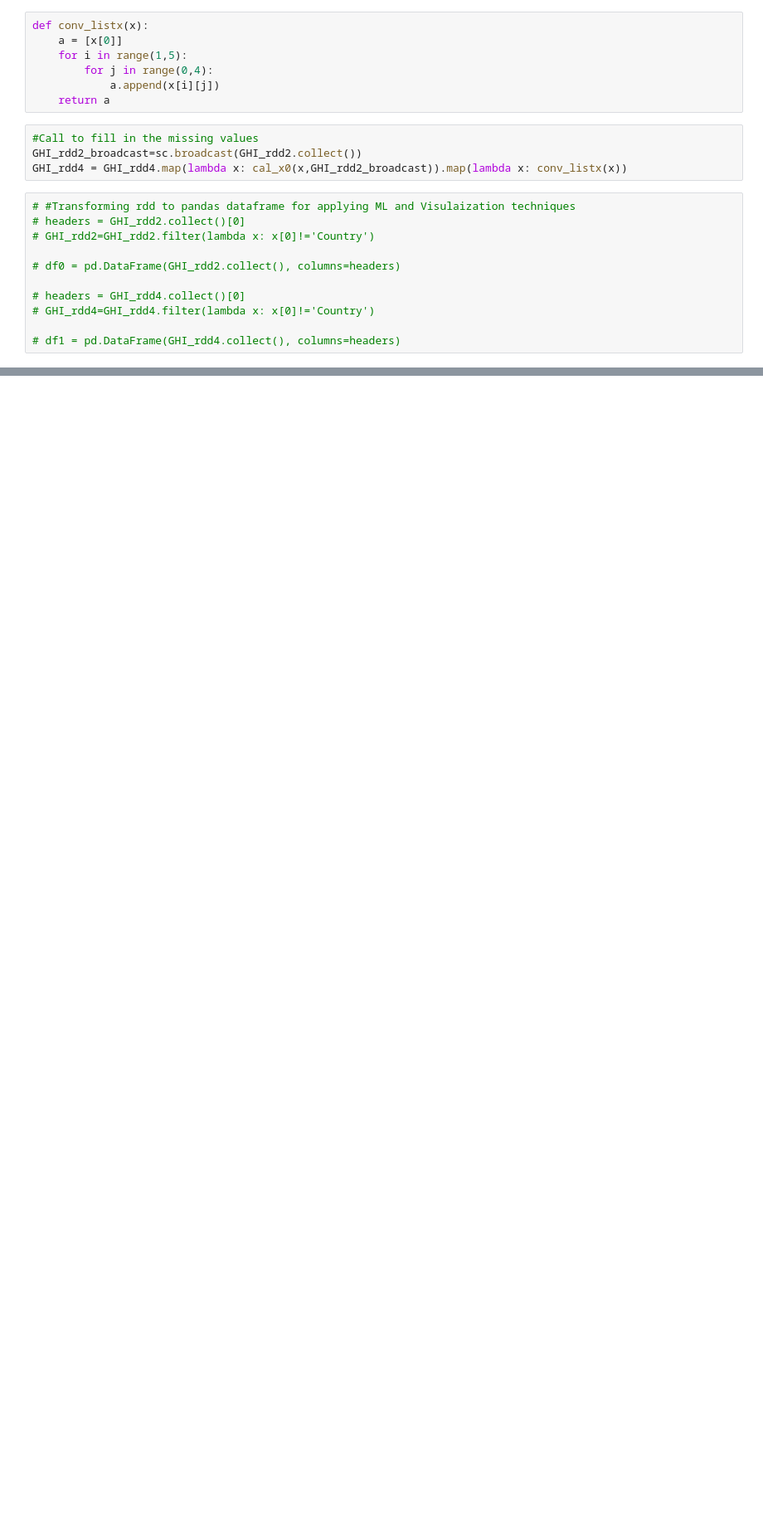
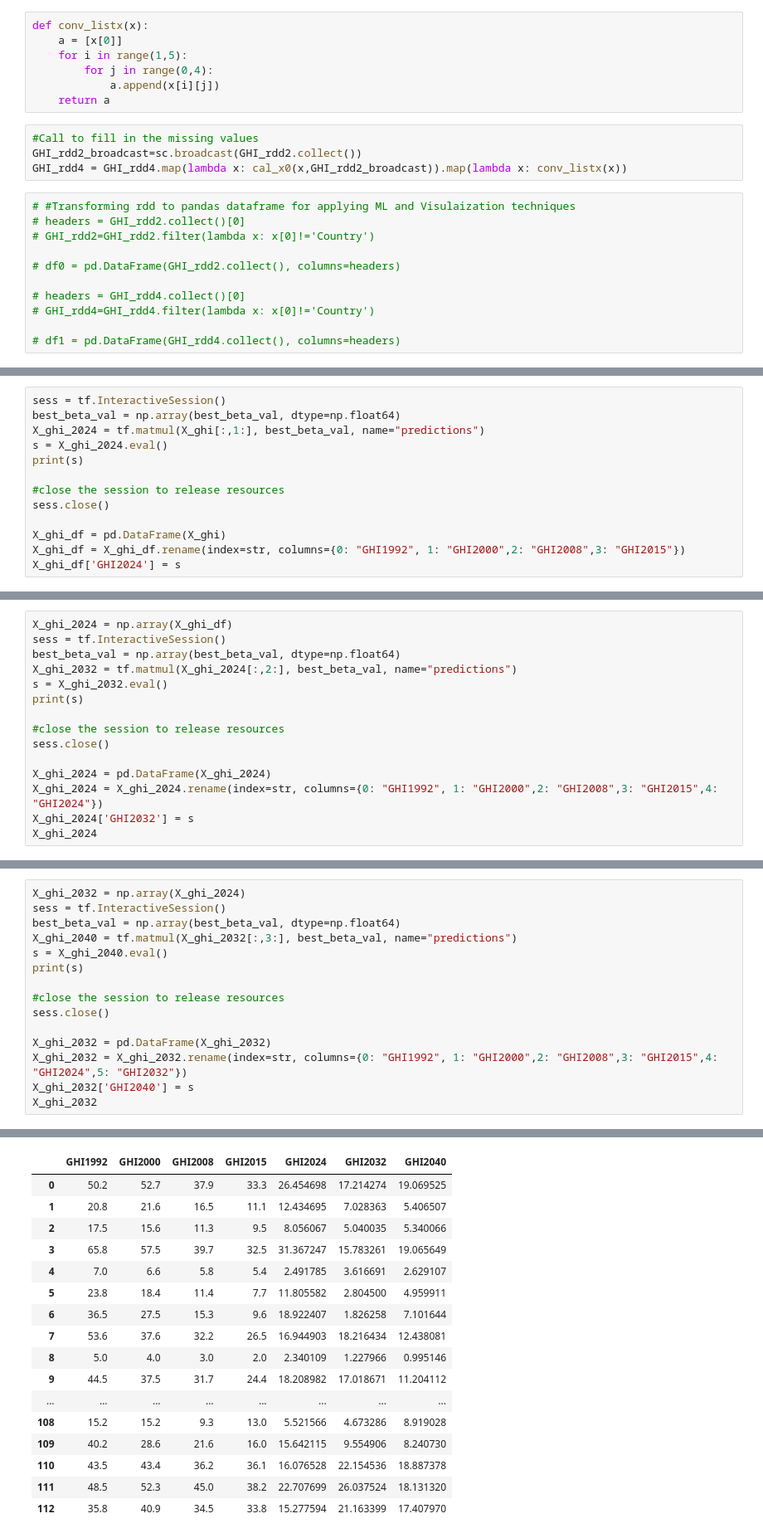
Before and after one commit to rohitshukla92/BigDataProject, a Jupyter notebook: Global Hunger Index.ipynb, the cells around one changed output, grey strips where cells are left out. Shown at 83% size. Drawn from its saved outputs; the diff is of its cells as text; blank space fills up the shorter version.

```diff
--- a/Global Hunger Index.ipynb
+++ b/Global Hunger Index.ipynb
@@ -212,0 +205,13 @@ RidgeRegression(X_ghi, 10, .00001, 10000) #lower learning rate, more epochs: fin
+# %%
+sess = tf.InteractiveSession()
+best_beta_val = np.array(best_beta_val, dtype=np.float64)
+X_ghi_2024 = tf.matmul(X_ghi[:,1:], best_beta_val, name="predictions")
+s = X_ghi_2024.eval()
+print(s)
+
+#close the session to release resources
+sess.close()
+
+X_ghi_df = pd.DataFrame(X_ghi)
+X_ghi_df = X_ghi_df.rename(index=str, columns={0: "GHI1992", 1: "GHI2000",2: "GHI2008",3: "GHI2015"})
+X_ghi_df['GHI2024'] = s
@@ -212,0 +236,15 @@ RidgeRegression(X_ghi, 10, .00001, 10000) #lower learning rate, more epochs: fin
+# %%
+X_ghi_2024 = np.array(X_ghi_df)
+sess = tf.InteractiveSession()
+best_beta_val = np.array(best_beta_val, dtype=np.float64)
+X_ghi_2032 = tf.matmul(X_ghi_2024[:,2:], best_beta_val, name="predictions")
+s = X_ghi_2032.eval()
+print(s)
+
+#close the session to release resources
+sess.close()
+
+X_ghi_2024 = pd.DataFrame(X_ghi_2024)
+X_ghi_2024 = X_ghi_2024.rename(index=str, columns={0: "GHI1992", 1: "GHI2000",2: "GHI2008",3: "GHI2015",4: "GHI2024"})
+X_ghi_2024['GHI2032'] = s
+X_ghi_2024
@@ -212,0 +287,16 @@ RidgeRegression(X_ghi, 10, .00001, 10000) #lower learning rate, more epochs: fin
+# %%
+X_ghi_2032 = np.array(X_ghi_2024)
+sess = tf.InteractiveSession()
+best_beta_val = np.array(best_beta_val, dtype=np.float64)
+X_ghi_2040 = tf.matmul(X_ghi_2032[:,3:], best_beta_val, name="predictions")
+s = X_ghi_2040.eval()
+print(s)
+
+#close the session to release resources
+sess.close()
+
+X_ghi_2032 = pd.DataFrame(X_ghi_2032)
+X_ghi_2032 = X_ghi_2032.rename(index=str, columns={0: "GHI1992", 1: "GHI2000",2: "GHI2008",3: "GHI2015",4: "GHI2024",5: "GHI2032"})
+X_ghi_2032['GHI2040'] = s
+X_ghi_2032
+# %% [output]
@@ -212,0 +320,17 @@ RidgeRegression(X_ghi, 10, .00001, 10000) #lower learning rate, more epochs: fin
+|  | GHI1992 | GHI2000 | GHI2008 | GHI2015 | GHI2024 | GHI2032 | GHI2040 |
+| 0 | 50.2 | 52.7 | 37.9 | 33.3 | 26.454698 | 17.214274 | 19.069525 |
+| 1 | 20.8 | 21.6 | 16.5 | 11.1 | 12.434695 | 7.028363 | 5.406507 |
+| 2 | 17.5 | 15.6 | 11.3 | 9.5 | 8.056067 | 5.040035 | 5.340066 |
+| 3 | 65.8 | 57.5 | 39.7 | 32.5 | 31.367247 | 15.783261 | 19.065649 |
+| 4 | 7.0 | 6.6 | 5.8 | 5.4 | 2.491785 | 3.616691 | 2.629107 |
+| 5 | 23.8 | 18.4 | 11.4 | 7.7 | 11.805582 | 2.804500 | 4.959911 |
+| 6 | 36.5 | 27.5 | 15.3 | 9.6 | 18.922407 | 1.826258 | 7.101644 |
+| 7 | 53.6 | 37.6 | 32.2 | 26.5 | 16.944903 | 18.216434 | 12.438081 |
+| 8 | 5.0 | 4.0 | 3.0 | 2.0 | 2.340109 | 1.227966 | 0.995146 |
+| 9 | 44.5 | 37.5 | 31.7 | 24.4 | 18.208982 | 17.018671 | 11.204112 |
+| ... | ... | ... | ... | ... | ... | ... | ... |
+| 108 | 15.2 | 15.2 | 9.3 | 13.0 | 5.521566 | 4.673286 | 8.919028 |
+| 109 | 40.2 | 28.6 | 21.6 | 16.0 | 15.642115 | 9.554906 | 8.240730 |
+| 110 | 43.5 | 43.4 | 36.2 | 36.1 | 16.076528 | 22.154536 | 18.887378 |
+| 111 | 48.5 | 52.3 | 45.0 | 38.2 | 22.707699 | 26.037524 | 18.131320 |
+| 112 | 35.8 | 40.9 | 34.5 | 33.8 | 15.277594 | 21.163399 | 17.407970 |
```
Also changed, not shown: parts of 16 cells of this notebook, 1 other file.
